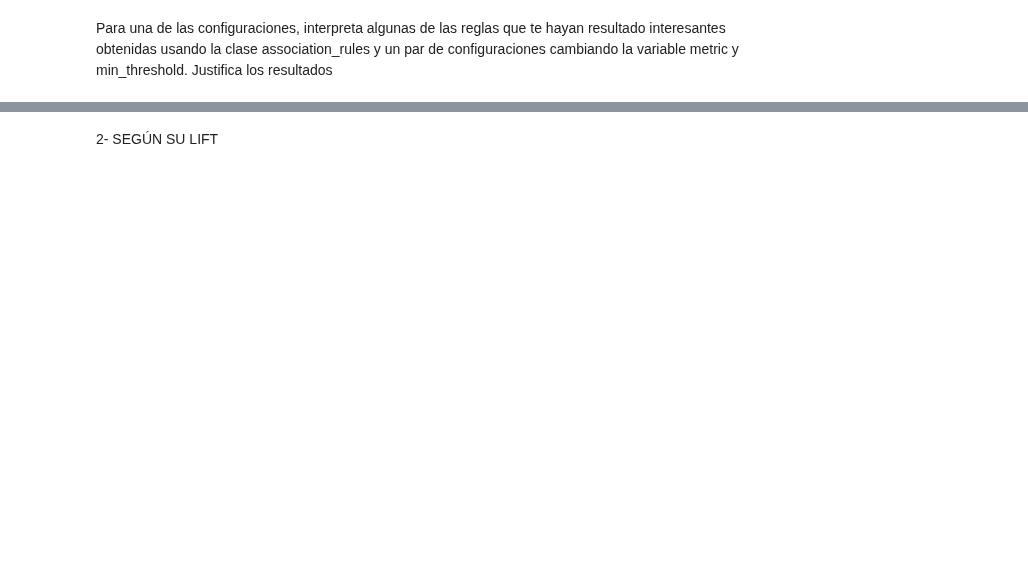
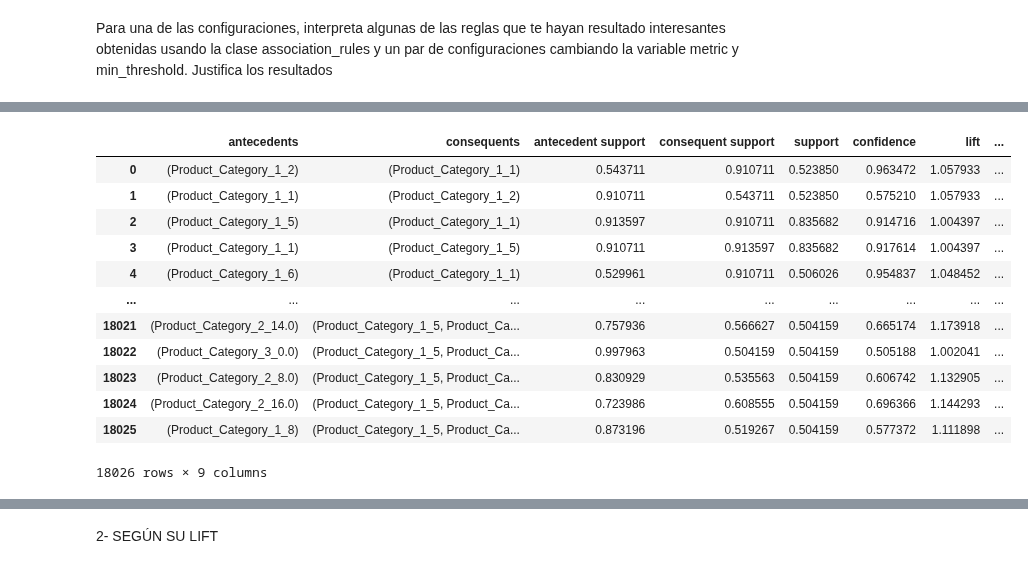
Before and after one commit to javierarteagapuell/deeplearning, a Jupyter notebook: Prac2Ej1FINAL.ipynb, the cells around one changed output, grey strips where cells are left out. Cells and saved outputs as stored; diff of their text form; code cells hidden in the pictures; blank space fills up the shorter version.

```diff
--- a/Prac2Ej1FINAL.ipynb
+++ b/Prac2Ej1FINAL.ipynb
@@ -613,6 +658,20 @@ rules_25_lift
 # %%
-rules_25_conviction = association_rules(frq_items_q1_25, metric = 'conviction', min_threshold=0.51)
-rules_25_conviction
+rules_50_conviction = association_rules(frq_items_q1_50, metric = 'conviction', min_threshold=0.61)
+rules_50_conviction
+# %% [output]
+|  | antecedents | consequents | antecedent support | consequent support | support | confidence | lift | ... |
+| 0 | (Product_Category_1_2) | (Product_Category_1_1) | 0.543711 | 0.910711 | 0.523850 | 0.963472 | 1.057933 | ... |
+| 1 | (Product_Category_1_1) | (Product_Category_1_2) | 0.910711 | 0.543711 | 0.523850 | 0.575210 | 1.057933 | ... |
+| 2 | (Product_Category_1_5) | (Product_Category_1_1) | 0.913597 | 0.910711 | 0.835682 | 0.914716 | 1.004397 | ... |
+| 3 | (Product_Category_1_1) | (Product_Category_1_5) | 0.910711 | 0.913597 | 0.835682 | 0.917614 | 1.004397 | ... |
+| 4 | (Product_Category_1_6) | (Product_Category_1_1) | 0.529961 | 0.910711 | 0.506026 | 0.954837 | 1.048452 | ... |
+| ... | ... | ... | ... | ... | ... | ... | ... | ... |
+| 18021 | (Product_Category_2_14.0) | (Product_Category_1_5, Product_Ca... | 0.757936 | 0.566627 | 0.504159 | 0.665174 | 1.173918 | ... |
+| 18022 | (Product_Category_3_0.0) | (Product_Category_1_5, Product_Ca... | 0.997963 | 0.504159 | 0.504159 | 0.505188 | 1.002041 | ... |
+| 18023 | (Product_Category_2_8.0) | (Product_Category_1_5, Product_Ca... | 0.830929 | 0.535563 | 0.504159 | 0.606742 | 1.132905 | ... |
+| 18024 | (Product_Category_2_16.0) | (Product_Category_1_5, Product_Ca... | 0.723986 | 0.608555 | 0.504159 | 0.696366 | 1.144293 | ... |
+| 18025 | (Product_Category_1_8) | (Product_Category_1_5, Product_Ca... | 0.873196 | 0.519267 | 0.504159 | 0.577372 | 1.111898 | ... |
+18026 rows × 9 columns
 # %%
 rules_maximales = rules [max(rules)]
 rules_maximales.head()
```
Also changed, not shown: parts of 31 cells of this notebook.
